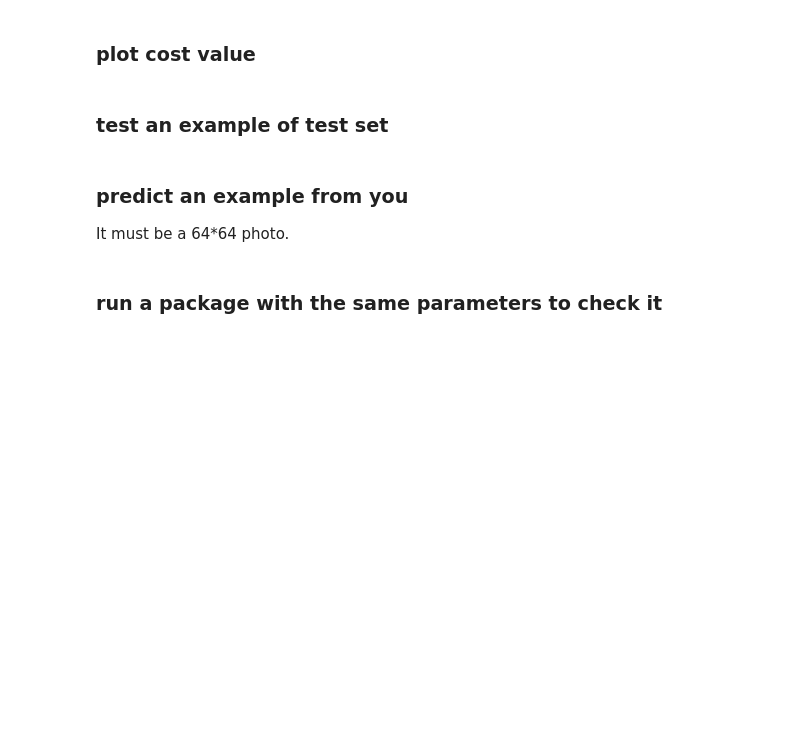
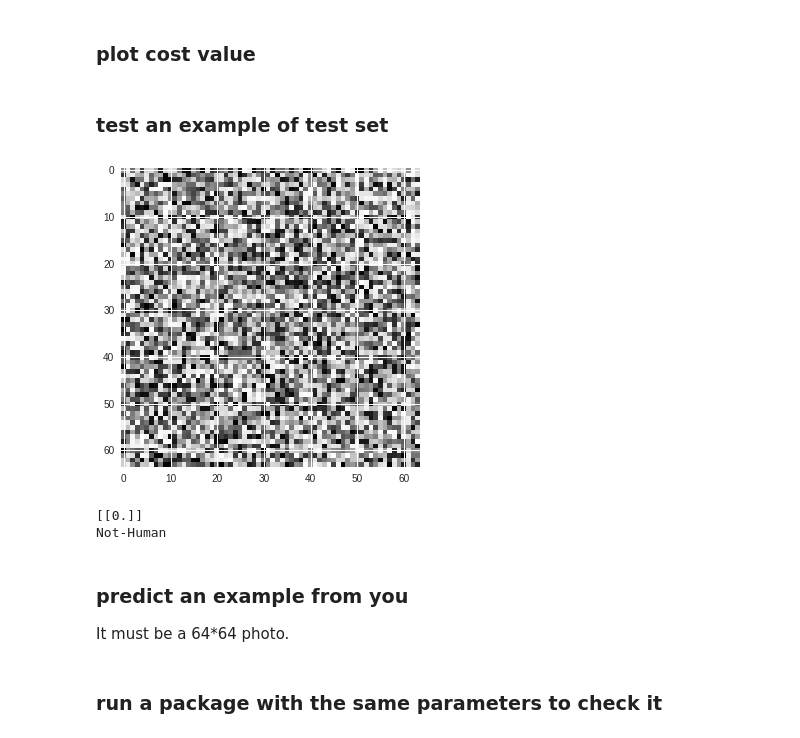
Before and after one commit to soroush76/Basic-Face-Detection, a Jupyter notebook: faceDetection.ipynb, the cells around one changed output. Cells and saved outputs as stored; diff of their text form; code cells hidden in the pictures; blank space fills up the shorter version.

```diff
--- a/faceDetection.ipynb
+++ b/faceDetection.ipynb
@@ -71,7 +64,7 @@ def relu_derivative(z):
     der[z >= 0] = 1
     return der
 # %%
-def forward_prop(x, parameters, activation, keep_prop=1.0):
+def forward_prop(x, parameters, activation, keep_prob=1.0):
     cache = {}
     last_layer = len(parameters) // 2
     cache['a'+str(0)] = x
@@ -87,13 +80,14 @@ def forward_prop(x, parameters, activation, keep_prop=1.0):
         elif activation == 'tanh':
             cache['a'+str(l)] = np.tanh(cache['z'+str(l)])
 
-        if keep_prop != 1.0 and l != last_layer:
-            dropout_temp = np.random.randn(cache['a'+str(l)].shape[0], cache['a'+str(l)].shape[1]) < keep_prop
-            cache['a'+str(l)] = np.multiply(cache['a'+str(l)], dropout_temp) / keep_prop
+        if keep_prob != 1.0 and l != last_layer:
+            dropout_temp = np.random.randn(cache['a'+str(l)].shape[0], cache['a'+str(l)].shape[1]) < keep_prob
+            cache['dropout_vec'+str(l)] = dropout_temp
+            cache['a'+str(l)] = np.multiply(cache['a'+str(l)], dropout_temp) / keep_prob
 
     return cache
 # %%
-def back_prop(x, y, cache, parameters, activation, _lambda):
+def back_prop(x, y, cache, parameters, activation, _lambda, keep_prob):
     m = x.shape[1]
     gradients = {}
     last_layer = len(parameters) // 2
@@ -103,13 +97,18 @@ def back_prop(x, y, cache, parameters, activation, _lambda):
     gradients['db'+str(last_layer)] = 1/m * np.sum(gradients['dz'+str(last_layer)], axis=1, keepdims=True)
 
     for i in reversed(range(1, last_layer)):
+        dA = np.dot(parameters['w'+str(i+1)].T, gradients['dz'+str(i+1)])
+        if keep_prob != 1.0 and i != last_layer:
+            dA *= cache['dropout_vec'+str(i)]
+            dA /= keep_prob
+
         if activation == 'sigmoid':
             sigmoid = 1/(1 + np.exp(-cache['z'+str(i)]))
-            gradients['dz'+str(i)] = np.dot(parameters['w'+str(i+1)].T, gradients['dz'+str(i+1)]) * (sigmoid * (1 - sigmoid))
+            gradients['dz'+str(i)] = dA * (sigmoid * (1 - sigmoid))
         elif activation == 'relu':
-            gradients['dz'+str(i)] = np.dot(parameters['w'+str(i+1)].T, gradients['dz'+str(i+1)]) * relu_derivative(cache['z'+str(i)])
+            gradients['dz'+str(i)] = dA * relu_derivative(cache['z'+str(i)])
         elif activation == 'tanh':
-            gradients['dz'+str(i)] = np.dot(parameters['w'+str(i+1)].T, gradients['dz'+str(i+1)]) * (1 - np.power(np.tanh(cache['z'+str(i)]), 2))
+            gradients['dz'+str(i)] = dA * (1 - np.power(np.tanh(cache['z'+str(i)]), 2))
 
         gradients['dw'+str(i)] = 1/m * np.dot(gradients['dz'+str(i)], cache['a'+str(i-1)].T) + _lambda/m * parameters['w'+str(i)]
         gradients['db'+str(i)] = 1/m * np.sum(gradients['dz'+str(i)], axis=1, keepdims=True)
@@ -144,14 +143,14 @@ def multi_Layered_NN(samples, labels, n_hidden, num_iterations, load_last_weight
     for i in range(1, num_iterations+1):
         cache = forward_prop(samples, params, activation, keep_prob_dropout)
 
-        gradients = back_prop(samples, labels, cache, params, activation, _lambda)
+        gradients = back_prop(samples, labels, cache, params, activation, _lambda, keep_prob_dropout)
         for j in range(1, last_layer+1):
             params['w'+str(j)] -= learning_rate * gradients['dw'+str(j)]
             params['b'+str(j)] -= learning_rate * gradients['db'+str(j)]
 
         if print_cost and i%1000 == 0:
             cost = cost_function(m, labels, cache['a'+str(last_layer)].T, params, _lambda)
-            print('cost after epoch {}: {}'.format(int(i/1000), cost))
+            print('cost after iteration {}: {}'.format(int(i), cost))
             cost_history.append(cost)
             save_weights(params)
 
@@ -206,11 +201,11 @@ activation_function = 'relu'
 model = multi_Layered_NN(train_data.T,
                          train_label,
                          activation=activation_function,
-                         n_hidden=[200, 200, 200, 200],
-                         num_iterations=15000,
-                         learning_rate=0.01,
-                         _lambda = 0,
-                         keep_prob_dropout= 1.0,
+                         n_hidden=[100, 100, 100, 100, 100, 100, 100],
+                         num_iterations=10000,
+                         learning_rate=0.1,
+                         _lambda = 0.01,
+                         keep_prob_dropout= 0.7,
                          print_cost=True)
 
 print("Train phase time:", time.time()-tic)
@@ -232,15 +225,19 @@ plt.show()
 # %% [markdown]
 ### test an example of test set
 # %%
-photo_number = 11
+photo_number = 15
 imgplot = plt.imshow(test_data[photo_number].reshape(64, 64))
 plt.show()
 pred_labels = predict(test_data[photo_number].reshape(1, -1), parameters=model['parameters'], activation=activation_function)
 print(pred_labels)
 if int(pred_labels[0][0]) == 1:
     print('Human')
 else:
     print('Not-Human')
+# %% [output]
+[figure, added]
+[[0.]]
+Not-Human
 # %% [markdown]
 ### predict an example from you
 It must be a 64*64 photo.
```
Also changed, not shown: parts of 5 cells of this notebook.
